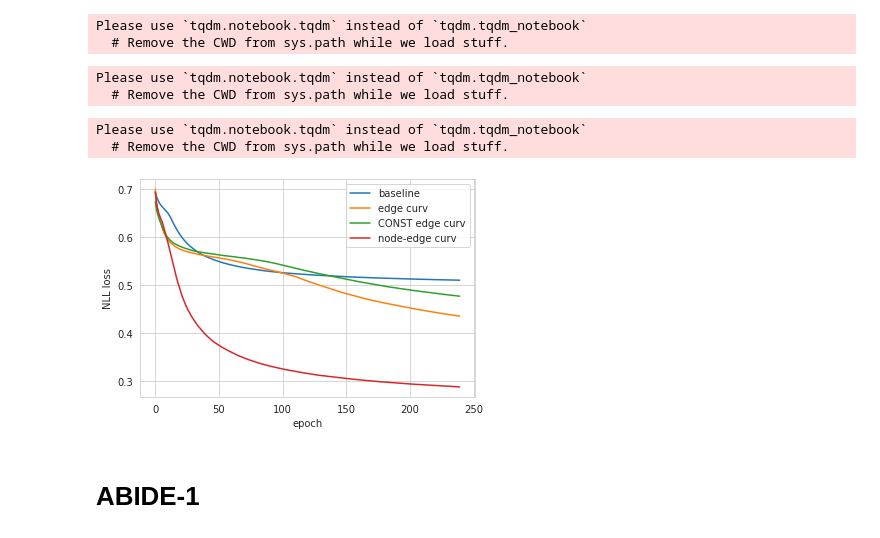
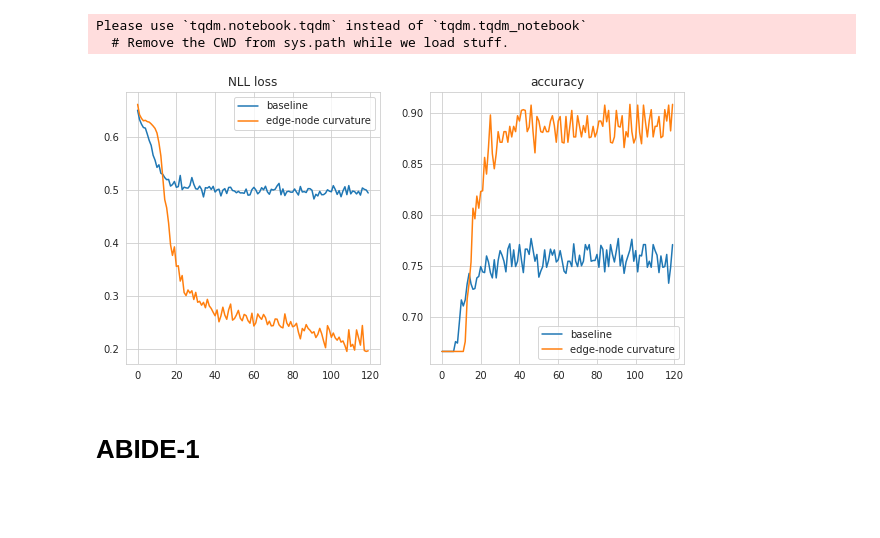
Before and after one commit to blufzzz/Discrete-Curvature-Graph-Classification, a Jupyter notebook: graph_classification.ipynb, the cells around one changed output. Drawn from its saved outputs; the diff is of its cells as text; code cells hidden in the pictures; blank space fills up the shorter version.

```diff
--- a/graph_classification.ipynb
+++ b/graph_classification.ipynb
@@ -425,0 +417,5 @@ plt.show()
+# %%
+for batch in dataloader:
+    break
+for batch_curv in dataloader_node_curv:
+    break
@@ -426,46 +425,44 @@ plt.show()
 # %%
-net = NetWithReadout(num_features=1, num_classes=num_classes, hidden=64).to(device)
-_, loss_history_baseline = train_model(net,
-                                       dataloader,
-                                       n_epochs=240)
+net = NetWithReadout(num_features=batch.x.shape[-1],
+                     num_classes=num_classes,
+                     hidden=64).to(device)
+history_loss_baseline, history_acc_baseline = train_model(net,
+                                                          dataloader,
+                                                          n_epochs=120)
 # %% [output]
 Please use `tqdm.notebook.tqdm` instead of `tqdm.tqdm_notebook`
   # Remove the CWD from sys.path while we load stuff.
 # %%
-curv_net = NetСurvWithReadout(num_features=1, num_classes=num_classes ,hidden=64).to(device)
-_, loss_history_curv = train_model(curv_net,
-                                  dataloader,
-                                  n_epochs=240)
+curv_net = NetСurvWithReadout(num_features=batch_curv.x.shape[-1],
+                              num_classes=num_classes,
+                              edge_dim=batch_curv.edge_attr.shape[-1],
+                              hidden=64).to(device)
+history_loss_curv, history_acc_curv = train_model(curv_net,
+                                                  dataloader_node_curv,
+                                                  n_epochs=120)
 # %% [output]
 Please use `tqdm.notebook.tqdm` instead of `tqdm.tqdm_notebook`
   # Remove the CWD from sys.path while we load stuff.
-# %%
-curv_net = NetСurvWithReadout(num_features=3, num_classes=num_classes ,hidden=64).to(device)
-_, loss_history_edge_node_curv = train_model(curv_net,
-                                              dataloader_node_curv,
-                                              n_epochs=240)
-# %% [output]
-Please use `tqdm.notebook.tqdm` instead of `tqdm.tqdm_notebook`
-  # Remove the CWD from sys.path while we load stuff.
-# %%
-curv_net = NetСurvWithReadout(num_features=1, num_classes=num_classes ,hidden=64).to(device)
-_, loss_history_CONST_curv = train_model(curv_net,
-                                          dataloader_CONST_curv,
-                                          n_epochs=240)
-# %% [output]
-Please use `tqdm.notebook.tqdm` instead of `tqdm.tqdm_notebook`
-  # Remove the CWD from sys.path while we load stuff.
-# %%
-plt.plot(loss_history_baseline, label = 'baseline')
-plt.plot(loss_history_curv, label = 'edge curv')
-plt.plot(loss_history_CONST_curv, label = 'CONST edge curv')
-plt.plot(loss_history_edge_node_curv, label = 'node-edge curv')
-plt.xlabel('epoch')
-plt.ylabel('NLL loss')
-plt.legend()
-plt.show()
-# %% [output]
-[figure, removed]
+# %%
+fig, (ax1,ax2) = plt.subplots(ncols=2, nrows=1, figsize=(10,5))
+
+history_loss_baseline,
+
+history_acc_baseline
+
+ax1.plot(history_loss_baseline['epoch'], label = 'baseline')
+ax1.plot(history_loss_curv['epoch'], label = 'edge-node curvature')
+ax1.set_title('NLL loss')
+
+ax2.plot(history_acc_baseline['epoch'], label = 'baseline')
+ax2.plot(history_acc_curv['epoch'], label = 'edge-node curvature')
+ax2.set_title('accuracy')
+
+ax1.legend()
+ax2.legend()
+plt.show()
+# %% [output]
+[figure, added]
 # %% [markdown]
 # ABIDE-1
 # %% [markdown]
```
Also changed, not shown: parts of 8 cells of this notebook.
